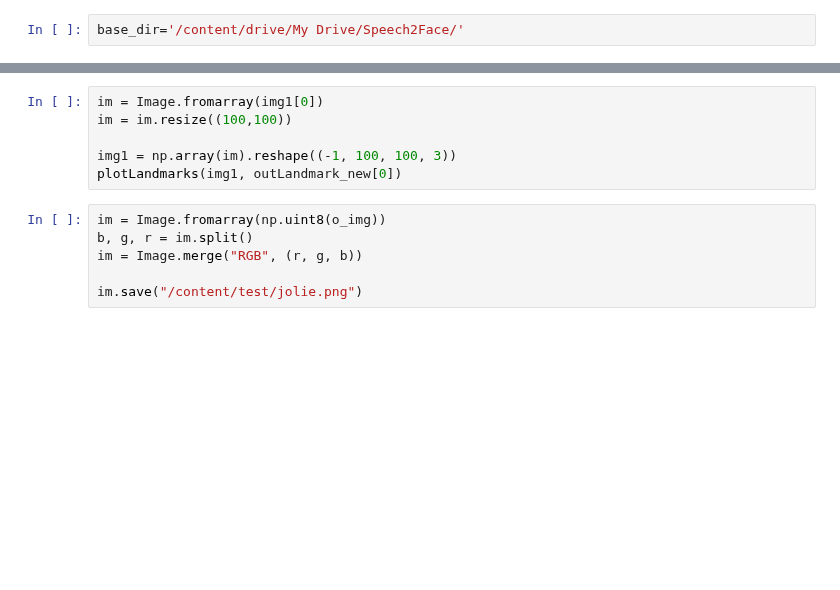
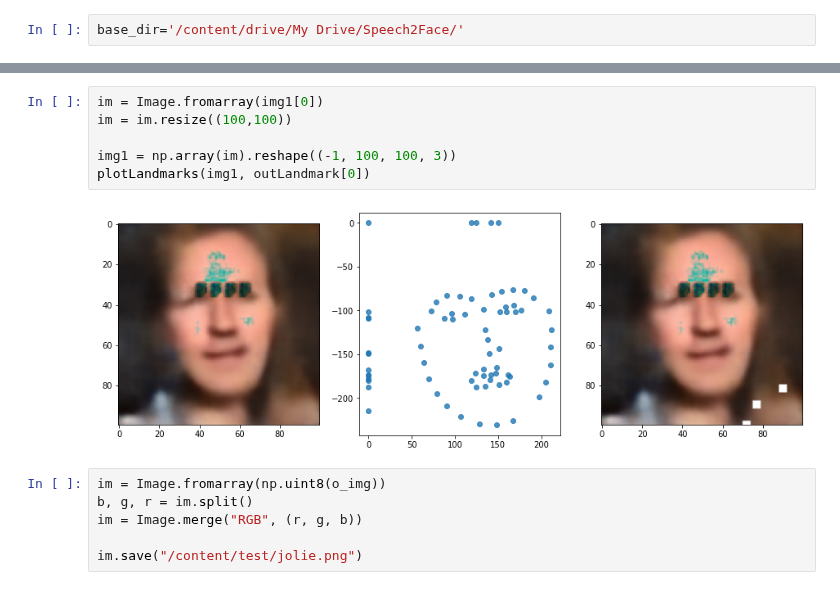
Before and after one commit to antoniomuso/speech2face, a Jupyter notebook: Decoder_with_warping_newDataset_alt.ipynb, the cells around one changed output, grey strips where cells are left out. Cells and saved outputs as stored; diff of their text form; blank space fills up the shorter version.

```diff
--- a/Decoder_with_warping_newDataset_alt.ipynb
+++ b/Decoder_with_warping_newDataset_alt.ipynb
@@ -918,9 +921,11 @@ plotLandmarks(img1, src.squeeze())
 # %%
 im = Image.fromarray(img1[0])
 im = im.resize((100,100))
 
 img1 = np.array(im).reshape((-1, 100, 100, 3))
-plotLandmarks(img1, outLandmark_new[0])
+plotLandmarks(img1, outLandmark[0])
+# %% [output]
+[figure, added]
 # %%
 im = Image.fromarray(np.uint8(o_img))
 b, g, r = im.split()
```
Also changed, not shown: parts of 8 cells of this notebook.
